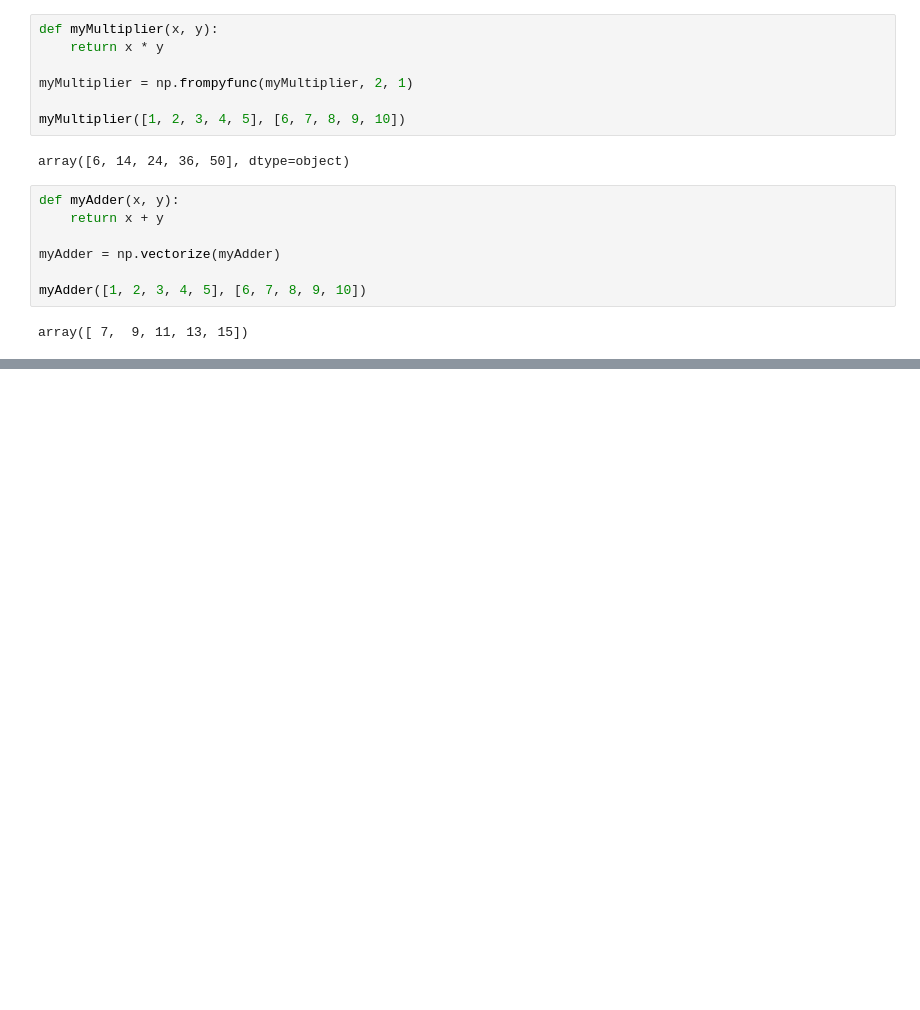
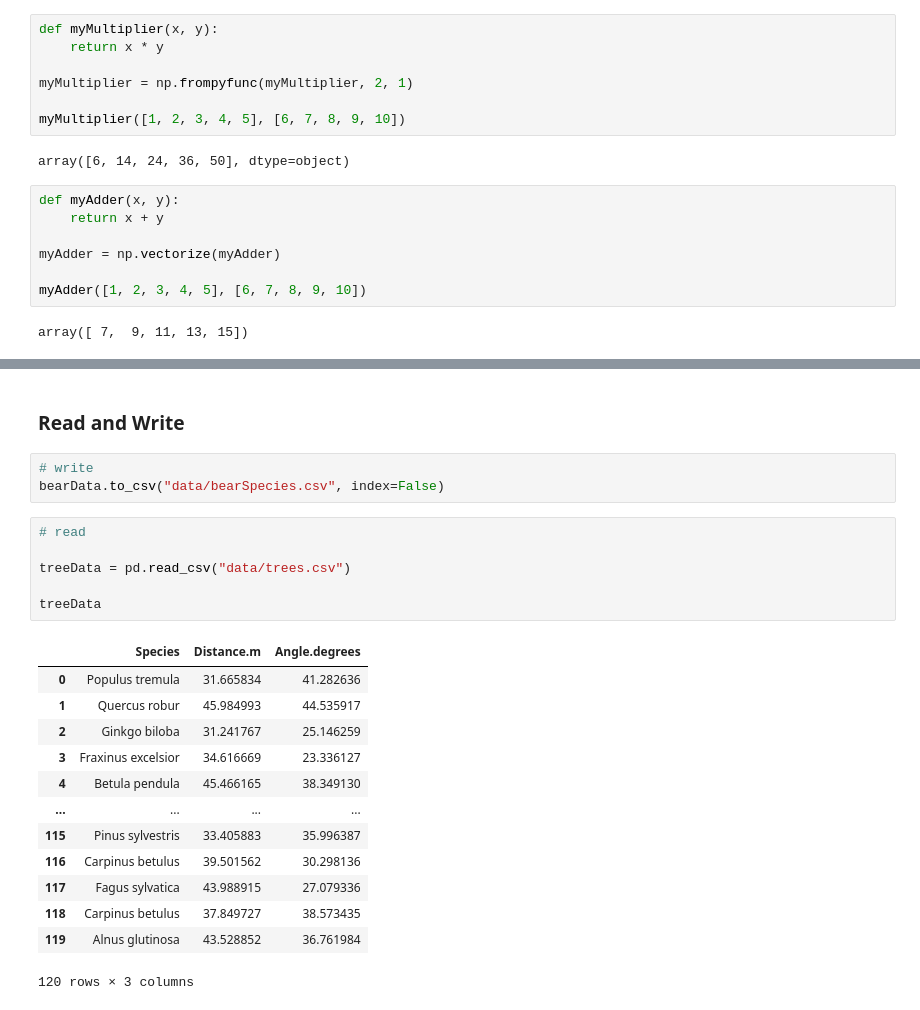
Before and after one commit to jacob-brown/programming-notes-book, a Jupyter notebook: programming_notes/_build/jupyter_execute/python_numpy_pandas.ipynb, the cells around one changed output, grey strips where cells are left out. Cells and saved outputs as stored; diff of their text form; blank space fills up the shorter version.

```diff
--- a/programming_notes/_build/jupyter_execute/python_numpy_pandas.ipynb
+++ b/programming_notes/_build/jupyter_execute/python_numpy_pandas.ipynb
@@ -627,0 +706,25 @@ array([ 7,  9, 11, 13, 15])
+# %% [markdown]
+### Read and Write
+# %%
+# write
+bearData.to_csv("data/bearSpecies.csv", index=False)
+# %%
+# read
+
+treeData = pd.read_csv("data/trees.csv")
+
+treeData
+# %% [output]
+|  | Species | Distance.m | Angle.degrees |
+| 0 | Populus tremula | 31.665834 | 41.282636 |
+| 1 | Quercus robur | 45.984993 | 44.535917 |
+| 2 | Ginkgo biloba | 31.241767 | 25.146259 |
+| 3 | Fraxinus excelsior | 34.616669 | 23.336127 |
+| 4 | Betula pendula | 45.466165 | 38.349130 |
+| ... | ... | ... | ... |
+| 115 | Pinus sylvestris | 33.405883 | 35.996387 |
+| 116 | Carpinus betulus | 39.501562 | 30.298136 |
+| 117 | Fagus sylvatica | 43.988915 | 27.079336 |
+| 118 | Carpinus betulus | 37.849727 | 38.573435 |
+| 119 | Alnus glutinosa | 43.528852 | 36.761984 |
+120 rows × 3 columns
```
Also changed, not shown: parts of 23 cells of this notebook, 46 other files.
